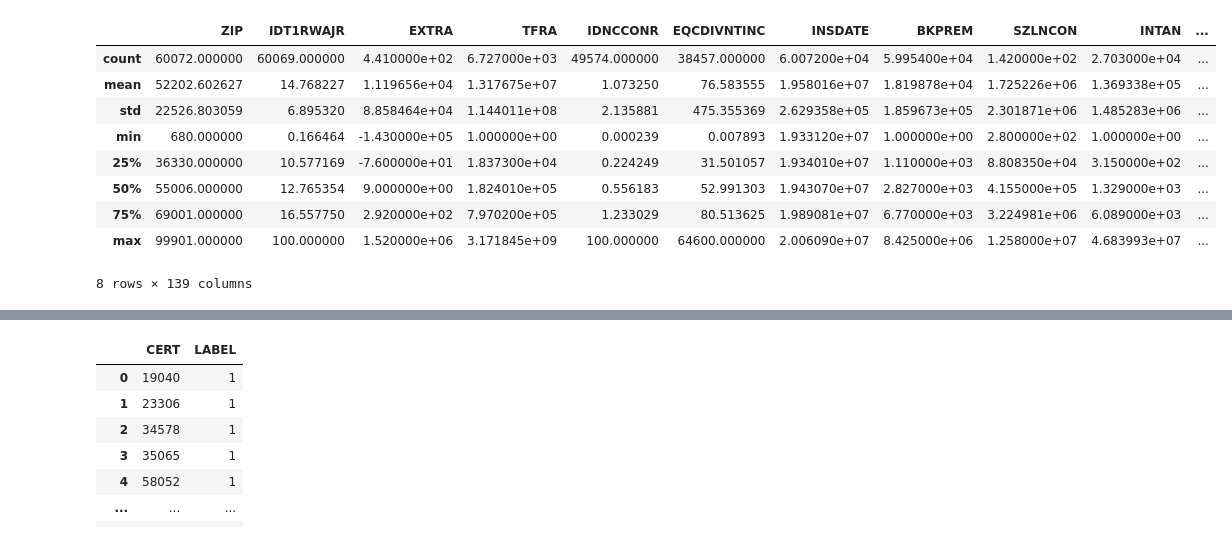
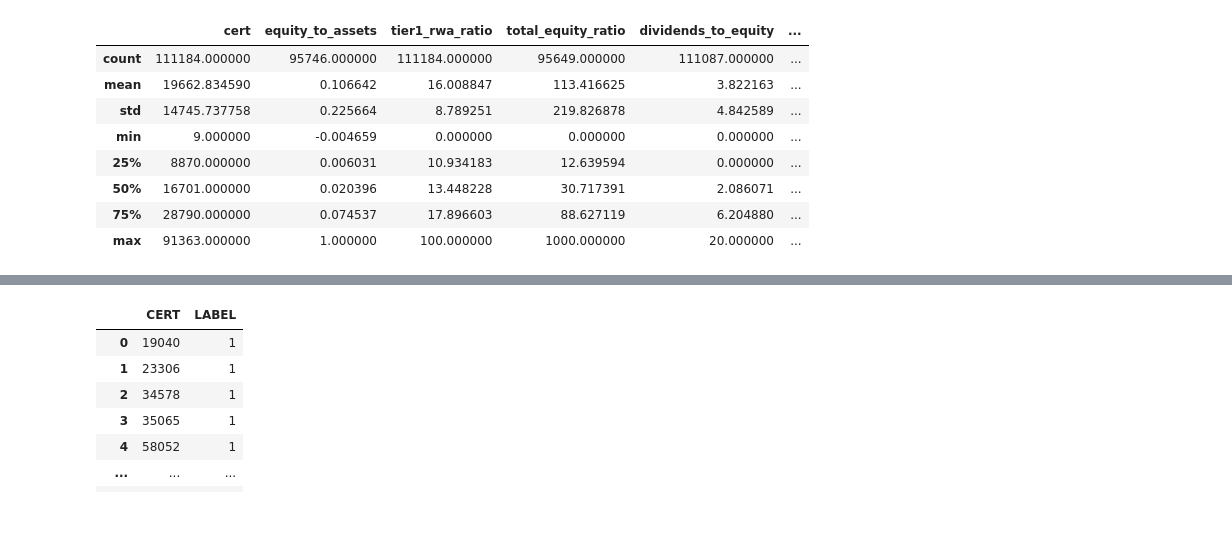
Before and after one commit to kkhalilli/financial_crisis_failure_prediction, a Jupyter notebook: bank_data_notebook.ipynb, the cells around one changed output, grey strips where cells are left out. Saved outputs shown, nothing was run; the diff lists cells and outputs as text; code cells hidden in the pictures.

Commit message:
move ratio df to forward

```diff
--- a/bank_data_notebook.ipynb
+++ b/bank_data_notebook.ipynb
@@ -35,7 +37,7 @@ camel_core_features = [
 
     # Asset Quality
     'LNATRESR', 'NTLNLSR', 'NCLNLSR', 'LNLSDEPR', 'LNLSNET',
-    'ORE', 'P3ASSET', 'NCRER', 'NCRERESR', 'NTRECOSR',
+    'ORE', 'P3ASSET', 'NCRER', 'NCRERESR', 'NTRECOSR','EQCDIVNTINC',
 
     # Management
     'EINTEXP', 'INTINC', 'NUMEMP',
@@ -68,5 +70,5 @@ labeling_fields = [
 # Final full set to keep
 columns_to_keep = camel_core_features + metadata_fields + labeling_fields
 # %%
-cleaned_cleaned_cleaned_merged_df = merged_df[columns_to_keep]
+cleaned_merged_df = merged_df[columns_to_keep]
 # %%
@@ -99,0 +181,2 @@ Name: ORE, dtype: float64
+# %%
+camels_ratios_df = camels_ratios_df.replace([np.inf, -np.inf], np.nan)
@@ -152,2 +239,2 @@ clean_and_prepare_camels_data
 # %%
-cleaned_merged_df = clean_and_prepare_camels_data(merged_df)
+cleaned_camels_ratios_df = clean_camels_ratios(camels_ratios_df)
@@ -172,13 +241,12 @@ cleaned_merged_df
 # %%
-cleaned_merged_df.describe()
+cleaned_camels_ratios_df.describe()
 # %% [output]
-|  | ZIP | IDT1RWAJR | EXTRA | TFRA | IDNCCONR | EQCDIVNTINC | INSDATE | BKPREM | SZLNCON | INTAN | ... |
-| count | 60072.000000 | 60069.000000 | 4.410000e+02 | 6.727000e+03 | 49574.000000 | 38457.000000 | 6.007200e+04 | 5.995400e+04 | 1.420000e+02 | 2.703000e+04 | ... |
-| mean | 52202.602627 | 14.768227 | 1.119656e+04 | 1.317675e+07 | 1.073250 | 76.583555 | 1.958016e+07 | 1.819878e+04 | 1.725226e+06 | 1.369338e+05 | ... |
-| std | 22526.803059 | 6.895320 | 8.858464e+04 | 1.144011e+08 | 2.135881 | 475.355369 | 2.629358e+05 | 1.859673e+05 | 2.301871e+06 | 1.485283e+06 | ... |
-| min | 680.000000 | 0.166464 | -1.430000e+05 | 1.000000e+00 | 0.000239 | 0.007893 | 1.933120e+07 | 1.000000e+00 | 2.800000e+02 | 1.000000e+00 | ... |
-| 25% | 36330.000000 | 10.577169 | -7.600000e+01 | 1.837300e+04 | 0.224249 | 31.501057 | 1.934010e+07 | 1.110000e+03 | 8.808350e+04 | 3.150000e+02 | ... |
-| 50% | 55006.000000 | 12.765354 | 9.000000e+00 | 1.824010e+05 | 0.556183 | 52.991303 | 1.943070e+07 | 2.827000e+03 | 4.155000e+05 | 1.329000e+03 | ... |
-| 75% | 69001.000000 | 16.557750 | 2.920000e+02 | 7.970200e+05 | 1.233029 | 80.513625 | 1.989081e+07 | 6.770000e+03 | 3.224981e+06 | 6.089000e+03 | ... |
-| max | 99901.000000 | 100.000000 | 1.520000e+06 | 3.171845e+09 | 100.000000 | 64600.000000 | 2.006090e+07 | 8.425000e+06 | 1.258000e+07 | 4.683993e+07 | ... |
+|  | cert | equity_to_assets | tier1_rwa_ratio | total_equity_ratio | dividends_to_equity | ... |
+| count | 111184.000000 | 95746.000000 | 111184.000000 | 95649.000000 | 111087.000000 | ... |
+| mean | 19662.834590 | 0.106642 | 16.008847 | 113.416625 | 3.822163 | ... |
+| std | 14745.737758 | 0.225664 | 8.789251 | 219.826878 | 4.842589 | ... |
+| min | 9.000000 | -0.004659 | 0.000000 | 0.000000 | 0.000000 | ... |
+| 25% | 8870.000000 | 0.006031 | 10.934183 | 12.639594 | 0.000000 | ... |
+| 50% | 16701.000000 | 0.020396 | 13.448228 | 30.717391 | 2.086071 | ... |
+| 75% | 28790.000000 | 0.074537 | 17.896603 | 88.627119 | 6.204880 | ... |
+| max | 91363.000000 | 1.000000 | 100.000000 | 1000.000000 | 20.000000 | ... |
-8 rows × 139 columns
```
Also changed, not shown: parts of 15 cells of this notebook, 2 other files.
